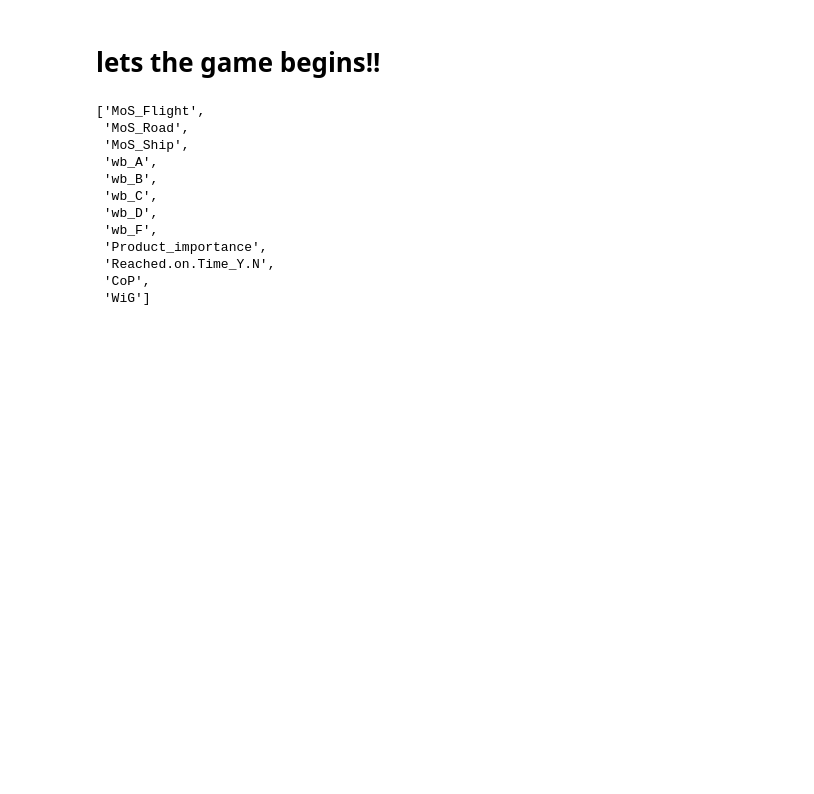
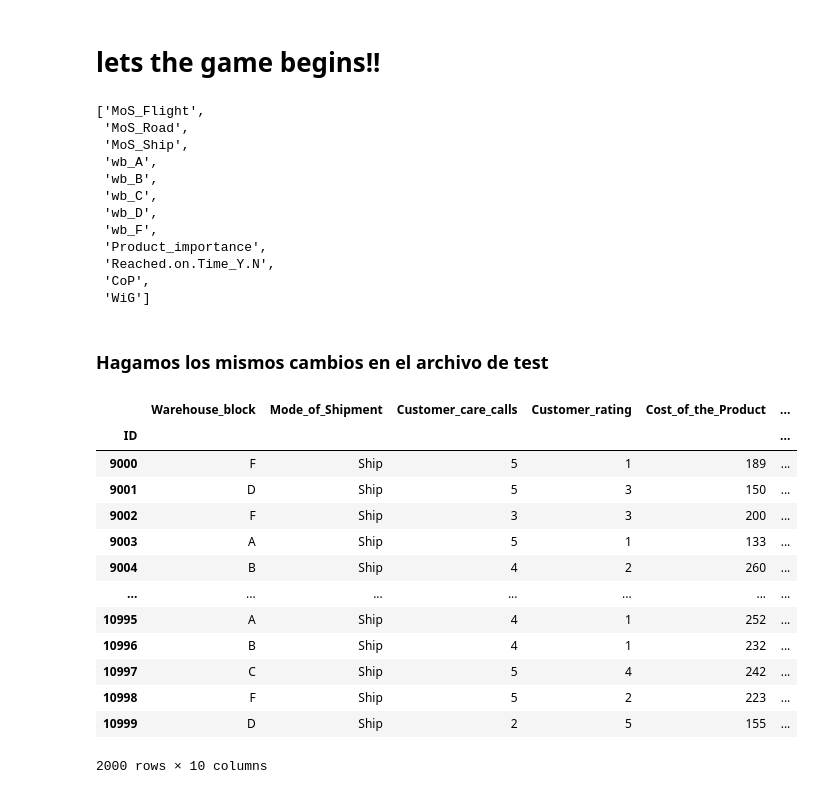
Before and after one commit to VladT-Tempest/Datathon, a Jupyter notebook: Preprocesamiento.ipynb, the cells around one changed output. Cells and saved outputs as stored; diff of their text form; code cells hidden in the pictures; blank space fills up the shorter version.

```diff
--- a/Preprocesamiento.ipynb
+++ b/Preprocesamiento.ipynb
@@ -250,9 +250,26 @@ df3.columns.tolist()
  'Reached.on.Time_Y.N',
  'CoP',
  'WiG']
+# %% [markdown]
+### Hagamos los mismos cambios en el archivo de test
 # %%
-# Importar a pandas archivo de Excel E-Commerce_train.xlsx
+# Importar a pandas archivo de Excel E-Commerce_test.xlsx
 
-archivo = './E-Commerce_train.xlsx'
-df = pd.read_excel(archivo, sheet_name = 'Sheet1', index_col=0)
-df
+archivo2 = './E-Commerce_test.xlsx'
+dft = pd.read_excel(archivo2, sheet_name = 'Sheet1', index_col=0)
+dft
+# %% [output]
+|  | Warehouse_block | Mode_of_Shipment | Customer_care_calls | Customer_rating | Cost_of_the_Product | ... |
+| ID |  |  |  |  |  | ... |
+| 9000 | F | Ship | 5 | 1 | 189 | ... |
+| 9001 | D | Ship | 5 | 3 | 150 | ... |
+| 9002 | F | Ship | 3 | 3 | 200 | ... |
+| 9003 | A | Ship | 5 | 1 | 133 | ... |
+| 9004 | B | Ship | 4 | 2 | 260 | ... |
+| ... | ... | ... | ... | ... | ... | ... |
+| 10995 | A | Ship | 4 | 1 | 252 | ... |
+| 10996 | B | Ship | 4 | 1 | 232 | ... |
+| 10997 | C | Ship | 5 | 4 | 242 | ... |
+| 10998 | F | Ship | 5 | 2 | 223 | ... |
+| 10999 | D | Ship | 2 | 5 | 155 | ... |
+2000 rows × 10 columns
```
Also changed, not shown: parts of 5 cells of this notebook.
